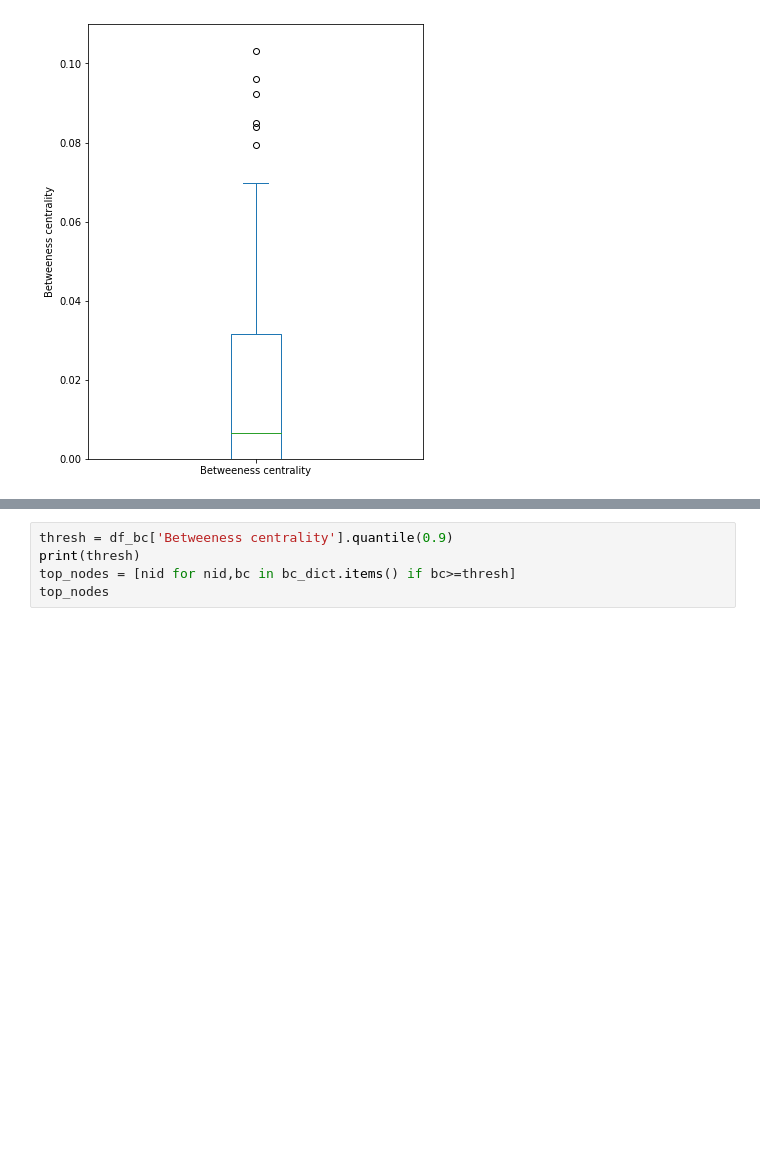
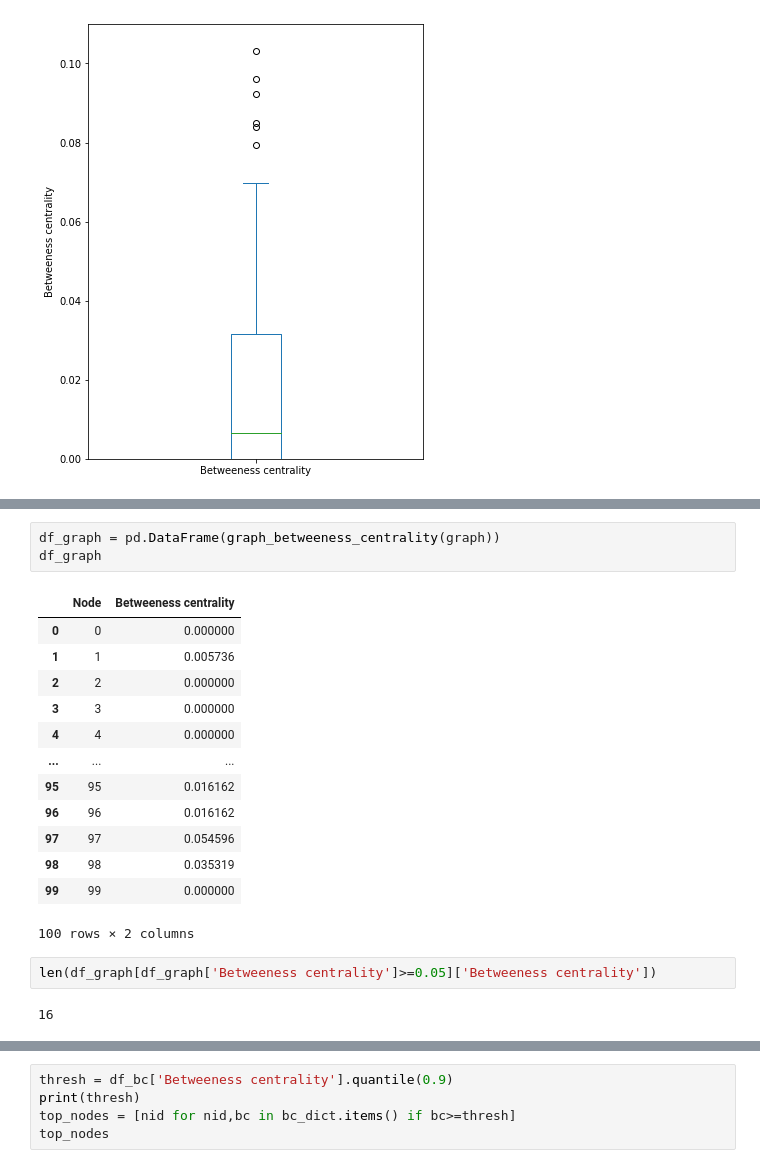
Before and after one commit to eakopyan/SwarmPy_Simulator, a Jupyter notebook: src/critical_nodes.ipynb, the cells around one changed output, grey strips where cells are left out. Saved outputs shown, nothing was run; the diff lists cells and outputs as text; blank space fills up the shorter version.

Commit message:
fixed betweenness centrality

```diff
--- a/src/critical_nodes.ipynb
+++ b/src/critical_nodes.ipynb
@@ -245,0 +322,21 @@ df_bc.plot(
+# %%
+df_graph = pd.DataFrame(graph_betweeness_centrality(graph))
+df_graph
+# %% [output]
+|  | Node | Betweeness centrality |
+| 0 | 0 | 0.000000 |
+| 1 | 1 | 0.005736 |
+| 2 | 2 | 0.000000 |
+| 3 | 3 | 0.000000 |
+| 4 | 4 | 0.000000 |
+| ... | ... | ... |
+| 95 | 95 | 0.016162 |
+| 96 | 96 | 0.016162 |
+| 97 | 97 | 0.054596 |
+| 98 | 98 | 0.035319 |
+| 99 | 99 | 0.000000 |
+100 rows × 2 columns
+# %%
+len(df_graph[df_graph['Betweeness centrality']>=0.05]['Betweeness centrality'])
+# %% [output]
+16
```
Also changed, not shown: parts of 16 cells of this notebook, 1 other file.
